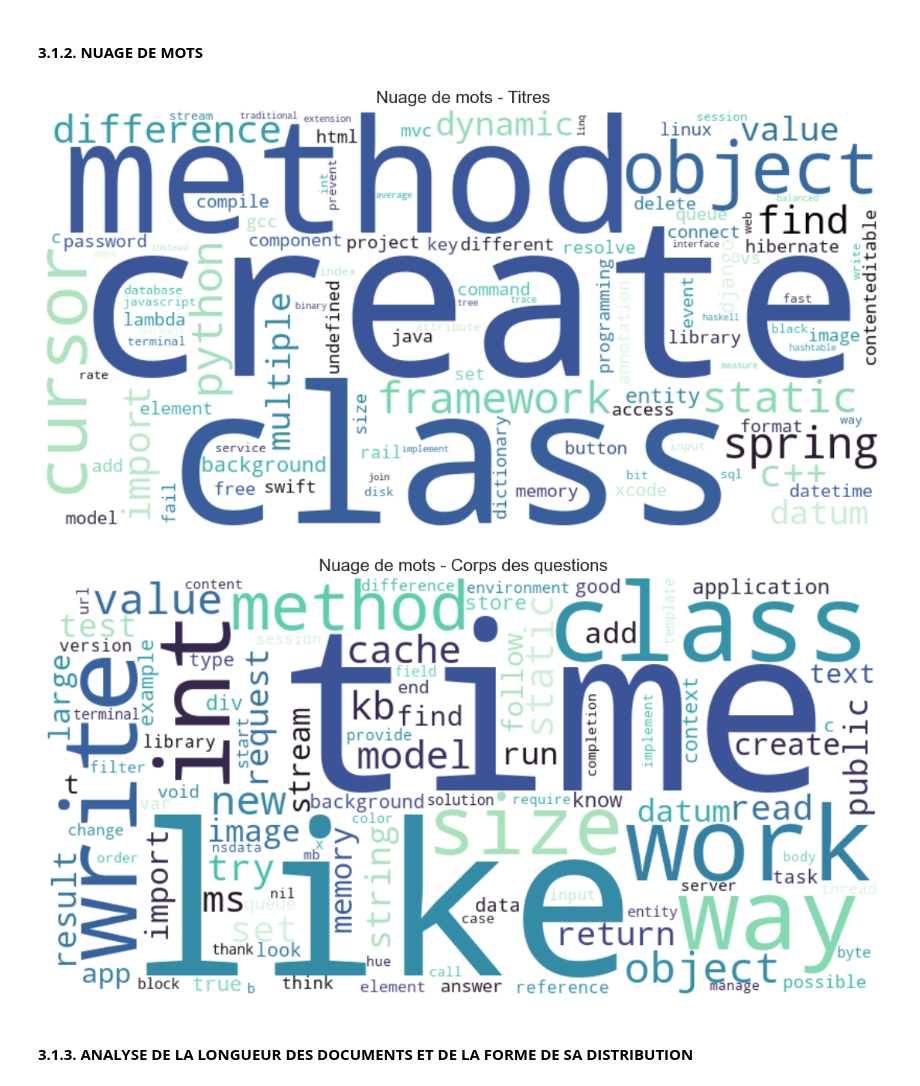
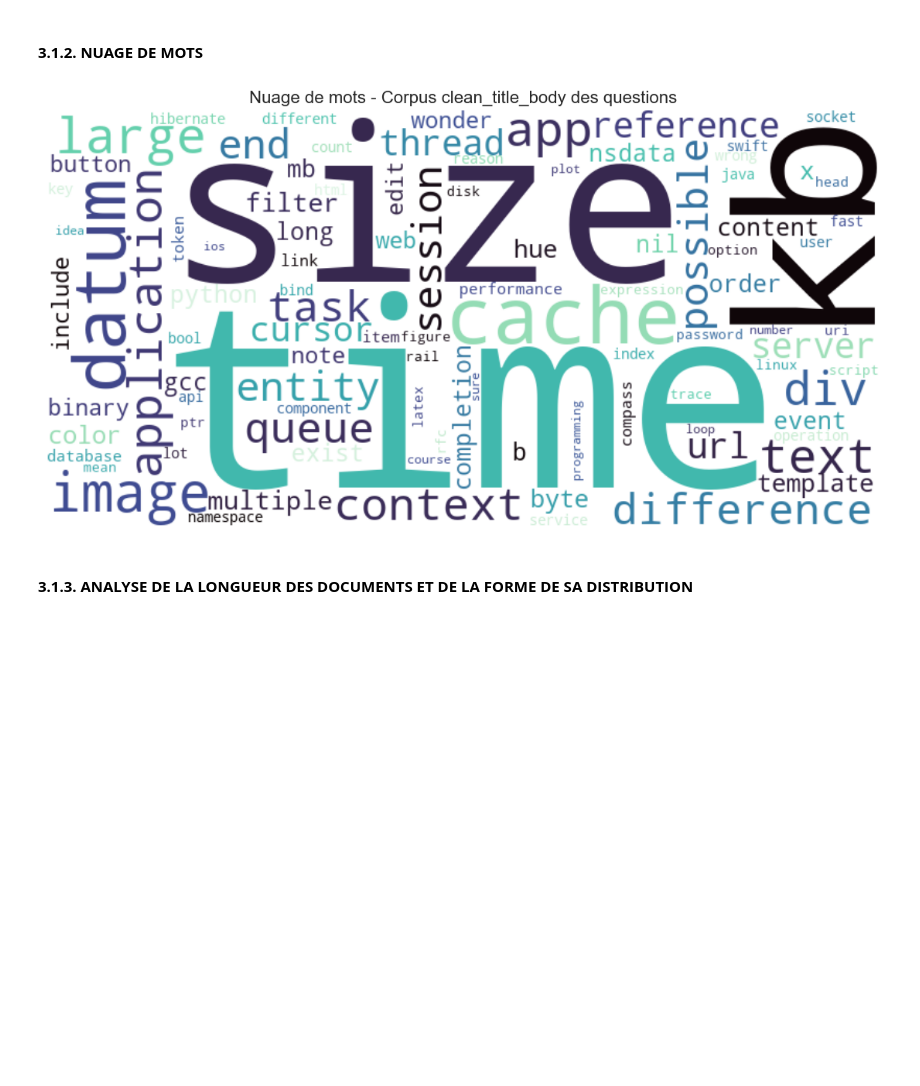
Before and after one commit to QuantumIza/tag-suggester, a Jupyter notebook: notebooks/1_exploration_et_cleaning.ipynb, the cells around one changed output. Cells and saved outputs as stored; diff of their text form; code cells hidden in the pictures; blank space fills up the shorter version.

```diff
--- a/notebooks/1_exploration_et_cleaning.ipynb
+++ b/notebooks/1_exploration_et_cleaning.ipynb
@@ -144,11 +40,10 @@ Voici comment interpréter les scores :
 # ---------------------------
 # --- CHARGER LE FICHIER CSV
 # ---------------------------
-brut_df = pd.read_csv("../data/raw/stackoverflow_questions_sede.csv")
+full_df = pd.read_csv("../data/raw/stackoverflow_questions_sede.csv")
 # -----------------------------------------------
 # --- VERIFIER LE NOMBRE DE LIGNES ET UN APERCU
 # -----------------------------------------------
-print(f"Nombre de questions : {len(brut_df)}")
-brut_df.head()
+print(f"Nombre de questions : {len(full_df)}")
 # %% [output]
 Nombre de questions : 50000
@@ -269,13 +232,14 @@ sample_explo = sample_clean.copy()
 # -------------------------------
 # --- ANALYSE FREQUENCE DES MOTS
 # -------------------------------
-# --- CORPUS TITLE
-freq_title = eda.compute_word_frequencies(sample_explo, "clean_title", top_n=100)
-display(freq_title)
-eda.plot_word_frequencies(freq_title, max_words_display=25, palette="viridis", title="Top mots dans les titres")
-# --- CORPUS BODY
-freq_body = eda.compute_word_frequencies(sample_explo, "clean_body", top_n=100)
-display(freq_body)
-eda.plot_word_frequencies(freq_body, max_words_display=25, palette="viridis", title="Top mots dans le corps des questions")
+freq_title_body = eda.compute_word_frequencies(sample_explo, "clean_title_body", top_n=100)
+display(freq_title_body.head())
+
+eda.plot_word_frequencies(
+    freq_title_body,
+    max_words_display=25,
+    palette="viridis",
+    title="Top mots dans les questions (titre + corps fusionnés)"
+)
 # %% [output]
 |  | word | frequency |
@@ -311,19 +254,20 @@ eda.plot_word_frequencies(freq_body, max_words_display=25, palette="viridis", ti
 # %%
 # -------------------------------------------
 # --- RECHARGEMENT DES MODULES D' EXPLORATION
 # -------------------------------------------
 import importlib
 import eda.eda_analysis as eda
 importlib.reload(eda)
 # -------------------
 # --- NUAGE DE MOTS
 # -------------------
-# --- NUAGE POUR TITLE
-eda.generate_wordcloud(freq_title, max_words=100, colormap="mako", title="Nuage de mots - Titres")
-# --- NUAGE POUR BODY
-eda.generate_wordcloud(freq_body, max_words=100, colormap="mako", title="Nuage de mots - Corps des questions")
+eda.generate_wordcloud(
+    freq_title_body,
+     max_words=100,
+      colormap="mako",
+      title="Nuage de mots - Corpus clean_title_body des questions"
+    )
 # %% [output]
-[figure, old version]
+[figure, new version]
-[figure, removed]
 # %% [markdown]
 #### **3.1.3. ANALYSE DE LA LONGUEUR DES DOCUMENTS ET DE LA FORME DE SA DISTRIBUTION**
```
Also changed, not shown: parts of 127 cells of this notebook, 18 other files.
